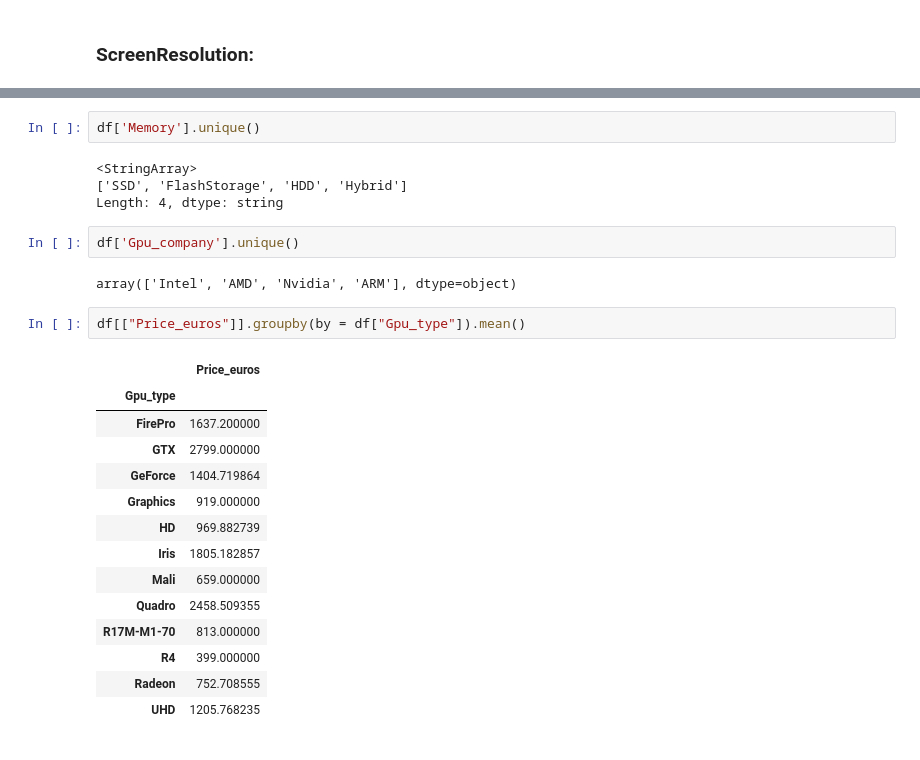
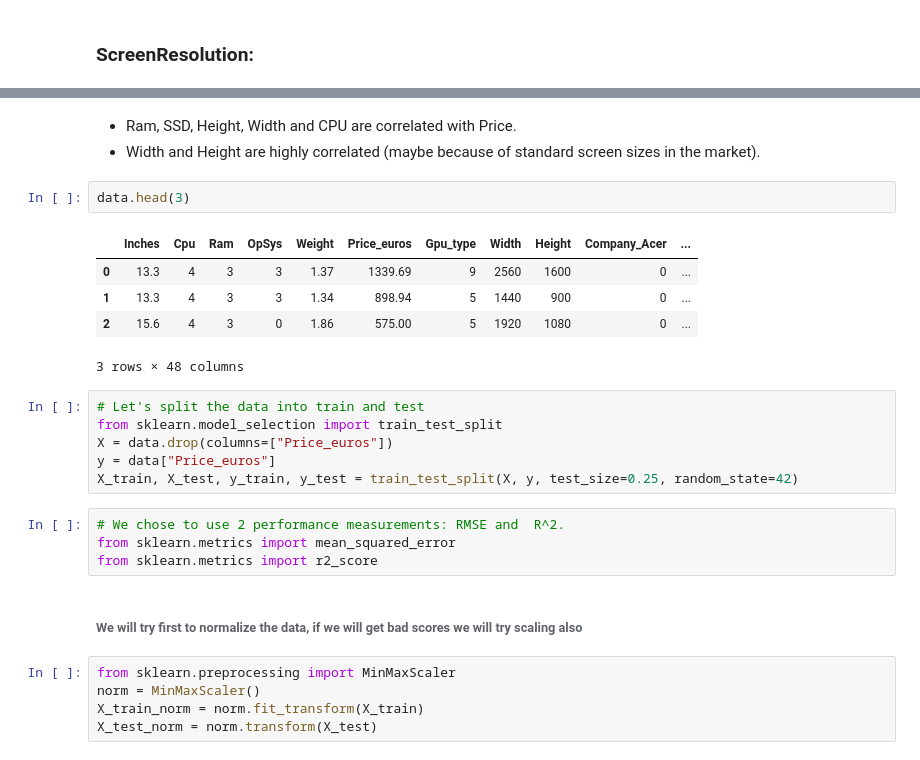
Before and after one commit to NoaAmichai/Laptop-Price-Prediction, a Jupyter notebook: Laptop Price.ipynb, the cells around one changed output, grey strips where cells are left out. Saved outputs shown, nothing was run; the diff lists cells and outputs as text.

```diff
--- a/Laptop Price.ipynb
+++ b/Laptop Price.ipynb
@@ -274,27 +259,28 @@ plt.show()
+# %% [markdown]
+* Ram, SSD, Height, Width and CPU are correlated with Price.
+* Width and Height are highly correlated (maybe because of standard screen sizes in the market).
 # %%
-df['Memory'].unique()
+data.head(3)
 # %% [output]
+|  | Inches | Cpu | Ram | OpSys | Weight | Price_euros | Gpu_type | Width | Height | Company_Acer | ... |
+| 0 | 13.3 | 4 | 3 | 3 | 1.37 | 1339.69 | 9 | 2560 | 1600 | 0 | ... |
+| 1 | 13.3 | 4 | 3 | 3 | 1.34 | 898.94 | 5 | 1440 | 900 | 0 | ... |
+| 2 | 15.6 | 4 | 3 | 0 | 1.86 | 575.00 | 5 | 1920 | 1080 | 0 | ... |
-<StringArray>
-['SSD', 'FlashStorage', 'HDD', 'Hybrid']
-Length: 4, dtype: string
+3 rows × 48 columns
 # %%
-df['Gpu_company'].unique()
+# Let's split the data into train and test
+from sklearn.model_selection import train_test_split
+X = data.drop(columns=["Price_euros"])
+y = data["Price_euros"]
+X_train, X_test, y_train, y_test = train_test_split(X, y, test_size=0.25, random_state=42)
-# %% [output]
-array(['Intel', 'AMD', 'Nvidia', 'ARM'], dtype=object)
-# %%
-df[["Price_euros"]].groupby(by = df["Gpu_type"]).mean()
-# %% [output]
-|  | Price_euros |
-| Gpu_type |  |
-| FirePro | 1637.200000 |
-| GTX | 2799.000000 |
-| GeForce | 1404.719864 |
-| Graphics | 919.000000 |
-| HD | 969.882739 |
-| Iris | 1805.182857 |
-| Mali | 659.000000 |
-| Quadro | 2458.509355 |
-| R17M-M1-70 | 813.000000 |
-| R4 | 399.000000 |
-| Radeon | 752.708555 |
-| UHD | 1205.768235 |
+# %%
+# We chose to use 2 performance measurements: RMSE and  R^2.
+from sklearn.metrics import mean_squared_error
+from sklearn.metrics import r2_score
+# %% [markdown]
+###### We will try first to normalize the data, if we will get bad scores we will try scaling also
+# %%
+from sklearn.preprocessing import MinMaxScaler
+norm = MinMaxScaler()
+X_train_norm = norm.fit_transform(X_train)
+X_test_norm = norm.transform(X_test)
```
Also changed, not shown: parts of 20 cells of this notebook.
